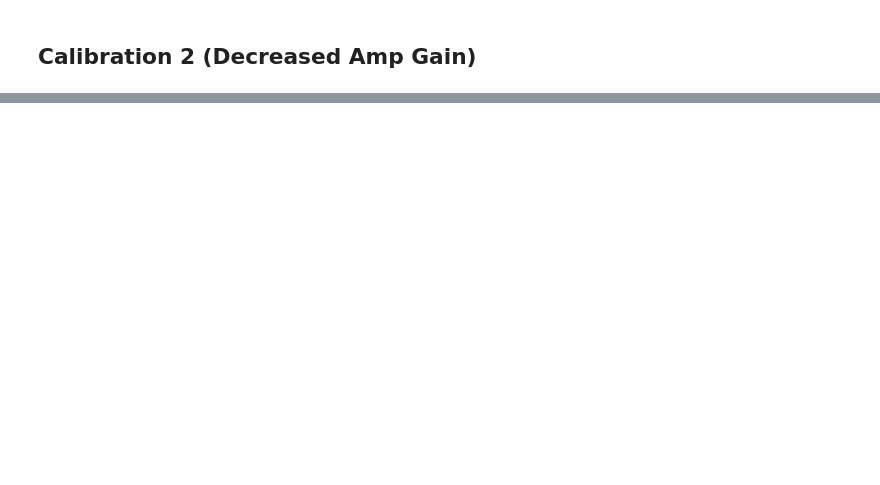
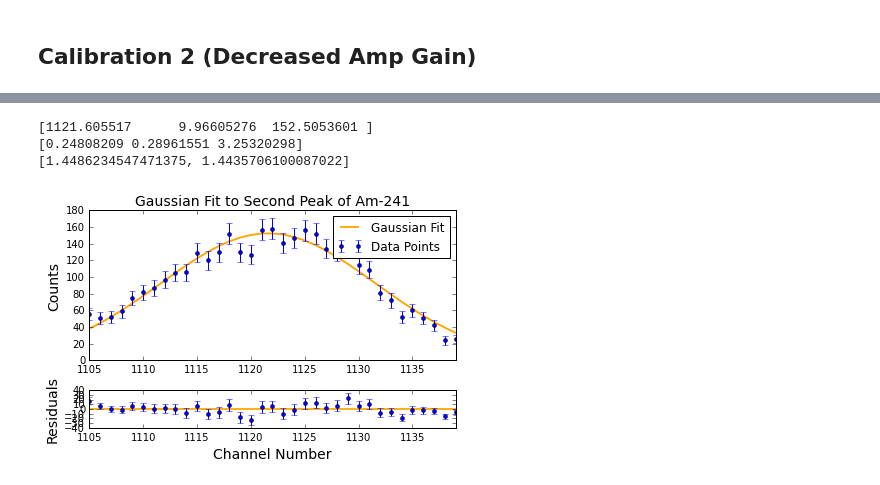
Before and after one commit to jmanlarkin/Alpha_Decay, a Jupyter notebook: MCA_Calibration.ipynb, the cells around one changed output, grey strips where cells are left out. Drawn from its saved outputs; the diff is of its cells as text; code cells hidden in the pictures; blank space fills up the shorter version.

```diff
--- a/MCA_Calibration.ipynb
+++ b/MCA_Calibration.ipynb
@@ -135,0 +159,24 @@ for i in range(len(pulser_fits_2)):
+# %%
+#Fit for Second peak of Am-241
+#Conversion between Voltage and Energy
+Am_peaks = calibration.Load('Am_Peaks/Calibration_02')
+interval = [1105,1140]
+
+#Fitting double-peaked Gaussian
+xdata = range(2048)[interval[0]:interval[1]]
+ydata = Am_peaks[0][interval[0]:interval[1]]
+
+Am_pov, Am_cov = curve_fit(calibration.Gaussian, xdata, ydata, p0=[1120, 30, 150])
+print(Am_pov), print(np.sqrt(np.diag(Am_cov)))
+
+Am_fit = calibration.Gaussian(xdata, *Am_pov)
+Am_err = np.sqrt(ydata)
+Am_chi2 = calibration.Chi2(xdata, ydata, np.sqrt(ydata), Am_pov, calibration.Gaussian)
+print(Am_chi2)
+
+calibration.Plot(xdata, ydata, Am_fit, Am_err, 'Gaussian Fit to Second Peak of Am-241', plotFig = True, saveFig = False)
+# %% [output]
+[1121.605517      9.96605276  152.5053601 ]
+[0.24808209 0.28961551 3.25320298]
+[1.4486234547471375, 1.4435706100087022]
+[figure, added]
```
Also changed, not shown: parts of 18 cells of this notebook, 32 other files.
